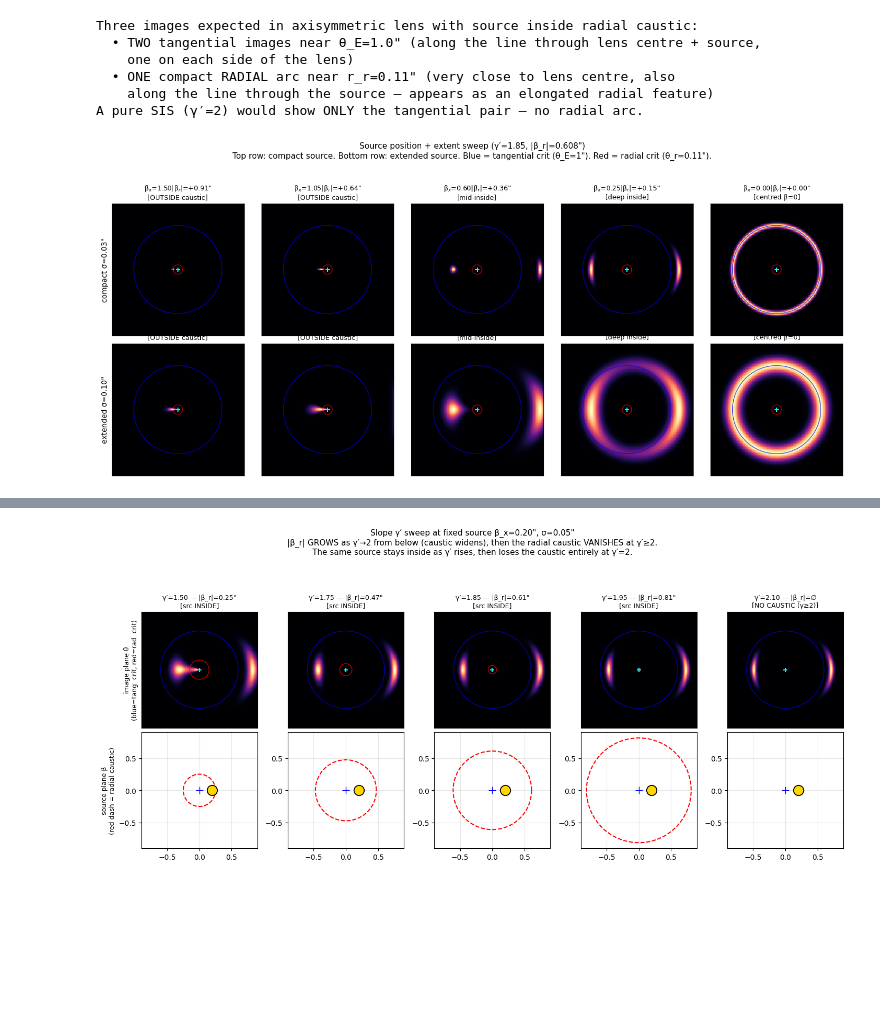
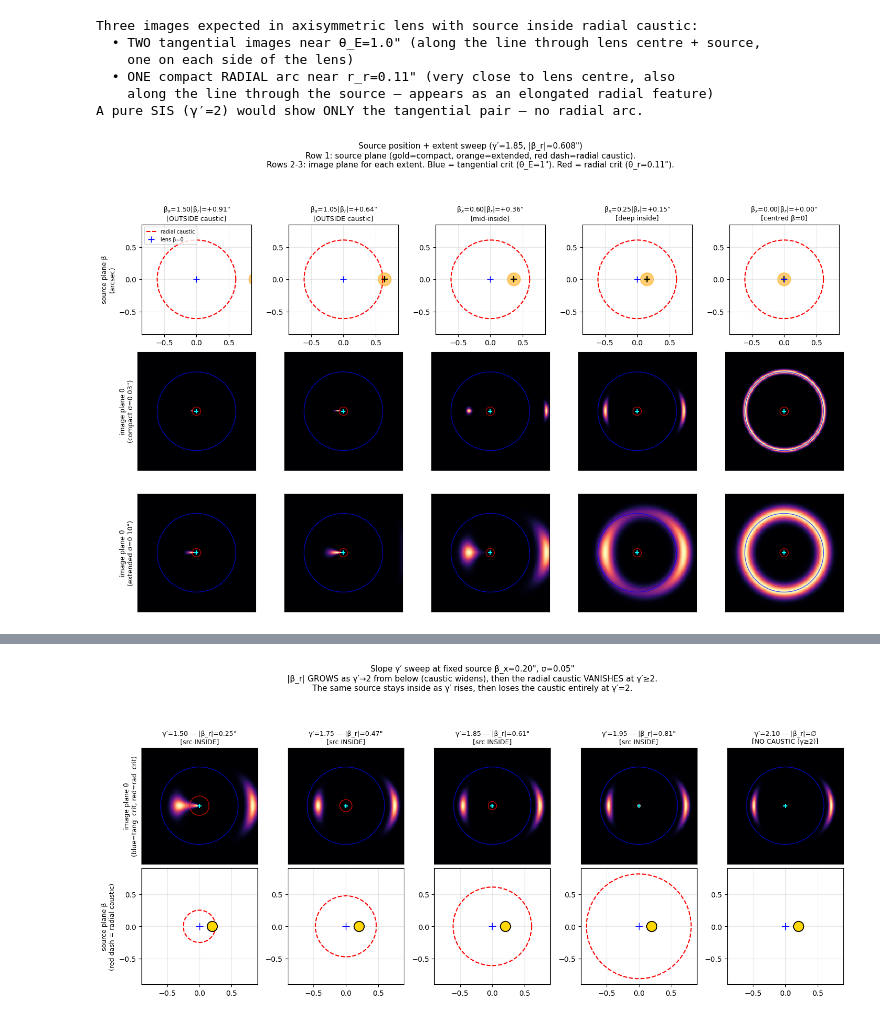
Before and after one commit to rodelcr/Learning_to_Autolens, a Jupyter notebook: Modules/15_Radial_Arcs_Caustic_Topology/15_radial_arcs.ipynb, the cells around one changed output, grey strips where cells are left out. Drawn from its saved outputs; the diff is of its cells as text; code cells hidden in the pictures; blank space fills up the shorter version.

```diff
--- a/Modules/15_Radial_Arcs_Caustic_Topology/15_radial_arcs.ipynb
+++ b/Modules/15_Radial_Arcs_Caustic_Topology/15_radial_arcs.ipynb
@@ -348,17 +348,53 @@ A pure SIS (γ′=2) would show ONLY the tangential pair — no radial arc.
 # Sweep A: vary source position AND source extent.
 # Fix γ′=1.85 (radial caustic |β_r| ≈ 0.61"). Two source extents: compact (0.03")
 # and extended (0.10"). Five source positions spanning the radial-caustic crossing.
+# Three rows: source plane (top) + image plane compact (middle) + image plane extended (bottom).
 
 GAMMA_SWEEP = 1.85
 _, r_r_sweep = find_critical_radii(theta_E=1.0, gamma=GAMMA_SWEEP)
 beta_r_sweep = abs(r_r_sweep - alpha_pl(r_r_sweep, 1.0, GAMMA_SWEEP))
 
-# Source positions as fractions of |β_r|: from 1.5× outside down to centred on lens.
 frac_positions = [1.5, 1.05, 0.60, 0.25, 0.0]
 source_extents = [(0.03, 'compact σ=0.03\"'), (0.10, 'extended σ=0.10\"')]
 
-fig, axes = plt.subplots(2, len(frac_positions), figsize=(2.9 * len(frac_positions), 6.6))
-for row, (sigma, label) in enumerate(source_extents):
+fig, axes = plt.subplots(3, len(frac_positions), figsize=(2.9 * len(frac_positions), 9.4),
+                          gridspec_kw={'height_ratios': [0.85, 1.0, 1.0]})
+
+# ---- Row 0: source plane (shows BOTH source extents nested + radial caustic) ----
+for col, frac in enumerate(frac_positions):
+    beta_x0 = frac * beta_r_sweep
+    ax = axes[0, col]
+    # Radial caustic
+    ax.plot(beta_r_sweep * np.cos(theta_circ), beta_r_sweep * np.sin(theta_circ),
+            'r--', lw=1.5, label='radial caustic' if col == 0 else None)
+    # Both source extents at the same centre (extended outer, compact inner)
+    for (sigma, _label), color in zip(source_extents, ['gold', 'orange']):
+        circ = plt.Circle((beta_x0, 0), sigma, ec=color, fc=color, alpha=0.55, lw=1.2)
+        ax.add_patch(circ)
+    # Source-position dot for clarity
+    ax.plot(beta_x0, 0, '+', color='black', markersize=8, mew=1.5)
+    ax.plot(0, 0, '+', color='blue', markersize=8, label='lens β=0' if col == 0 else None)
+    ax.set_xlim(-0.85, 0.85); ax.set_ylim(-0.85, 0.85)
+    ax.set_aspect('equal'); ax.grid(alpha=0.3)
+    ax.set_xticks([-0.5, 0, 0.5]); ax.set_yticks([-0.5, 0, 0.5])
+    if col == 0:
+        ax.set_ylabel('source plane β\n(arcsec)', fontsize=9)
+        ax.legend(fontsize=7, loc='upper left')
+    if frac > 1.0:
+        verbal = 'OUTSIDE caustic'
+    elif frac == 1.05:
+        verbal = 'just outside'
+    elif frac >= 0.5:
+        verbal = 'mid-inside'
+    elif frac > 0.0:
+        verbal = 'deep inside'
+    else:
+        verbal = 'centred β=0'
+    ax.set_title(f'β$_x$={frac:.2f}|β$_r$|={frac * beta_r_sweep:+.2f}\"\n[{verbal}]',
+                 fontsize=9)
+
+# ---- Rows 1 & 2: image plane for compact + extended source ----
+for row_idx, (sigma, label) in enumerate(source_extents):
     for col, frac in enumerate(frac_positions):
         beta_x0 = frac * beta_r_sweep
         edge, image, _ = simulate_radial_arc_image(
@@ -366,55 +402,48 @@ for row, (sigma, label) in enumerate(source_extents):
             beta_x0=beta_x0, beta_y0=0.0, source_sigma=sigma,
             fov=1.6, npix=220,
         )
-        ax = axes[row, col]
+        ax = axes[row_idx + 1, col]
         ax.imshow(image, extent=[edge.min(), edge.max(), edge.min(), edge.max()],
                   origin='lower', cmap='magma', interpolation='nearest')
         ax.plot(np.cos(theta_circ), np.sin(theta_circ), 'b-', lw=1.0, alpha=0.7)
         ax.plot(r_r_sweep * np.cos(theta_circ), r_r_sweep * np.sin(theta_circ),
                 'r-', lw=1.0, alpha=0.7)
         ax.plot(0, 0, '+', color='cyan', markersize=6, mew=1.5)
         ax.set_xlim(-1.5, 1.5); ax.set_ylim(-1.5, 1.5)
         ax.set_aspect('equal'); ax.set_xticks([]); ax.set_yticks([])
-        if frac > 1.0:
-            verbal = 'OUTSIDE caustic'
-        elif frac == 1.05:
-            verbal = 'just outside'
-        elif frac >= 0.5:
-            verbal = 'mid-inside'
-        elif frac > 0.0:
-            verbal = 'deep inside'
-        else:
-            verbal = 'centred β=0'
-        ax.set_title(f'β$_x$={frac:.2f}|β$_r$|={frac * beta_r_sweep:+.2f}\"\n[{verbal}]',
-                     fontsize=9)
         if col == 0:
-            ax.set_ylabel(label, fontsize=10)
+            ax.set_ylabel(f'image plane θ\n({label})', fontsize=9)
 
 fig.suptitle(f'Source position + extent sweep (γ′={GAMMA_SWEEP}, |β_r|={beta_r_sweep:.3f}\")\n'
-             f'Top row: compact source. Bottom row: extended source. '
-             f'Blue = tangential crit (θ_E=1\"). Red = radial crit (θ_r={r_r_sweep:.2f}\").',
+             f'Row 1: source plane (gold=compact, orange=extended, red dash=radial caustic).\n'
+             f'Rows 2-3: image plane for each extent. Blue = tangential crit (θ_E=1\"). Red = radial crit (θ_r={r_r_sweep:.2f}\").',
              fontsize=11)
-plt.tight_layout(rect=[0, 0, 1, 0.93]); plt.show()
+plt.tight_layout(rect=[0, 0, 1, 0.94]); plt.show()
 
 print('Observations across columns (source moving INSIDE the radial caustic):')
 print(f'  • β=1.50|β_r| (outside): TWO tangential images at ±θ_E. No radial arc.')
 print(f'    The source has not crossed the radial caustic.')
 print(f'  • β=1.05|β_r| (just outside): tangential pair still — radial arc forming')
 print(f'    as the source approaches the caustic, but no extra images yet.')
 print(f'  • β=0.60|β_r| (mid-inside): three images visible — tangential pair PLUS')
 print(f'    a compact RADIAL arc near the lens centre at r≈r_r.')
 print(f'  • β=0.25|β_r| (deep inside): radial arc is now elongated and brighter;')
 print(f'    its position shifts toward the lens centre as the source moves on-axis.')
 print(f'  • β=0 (centred): perfect EINSTEIN RING at θ_E + central image at lens')
 print(f'    centre (axisymmetric configuration; rare on real sky).')
 print()
 print('Compact vs extended source rows:')
-print('  • Compact: arcs are needle-thin; precisely localised images.')
-print('  • Extended: arcs blend into wider patches; the radial arc becomes a')
-print('    stretched plateau rather than a pinpoint. Real radial-arc detections')
-print('    REQUIRE source half-light ≳ 1 PSF (~0.05\" HST F814W).')
+print('  • Compact (σ=0.03\", row 2): arcs are needle-thin; precisely localised images.')
+print('  • Extended (σ=0.10\", row 3): arcs blend into wider patches; the radial arc')
+print('    becomes a stretched plateau rather than a pinpoint. Real radial-arc')
+print('    detections REQUIRE source half-light ≳ 1 PSF (~0.05\" HST F814W).')
+print()
+print('Source plane (row 1): note how the EXTENDED source (orange) starts to')
+print('straddle the caustic even at β=1.05|β_r| where its compact counterpart')
+print('(gold) is still entirely outside — extended sources can create partial')
+print('radial arcs from JUST their inside-the-caustic portion.')
 # %% [output]
-[figure, old version]
+[figure, new version]
 Observations across columns (source moving INSIDE the radial caustic):
   • β=1.50|β_r| (outside): TWO tangential images at ±θ_E. No radial arc.
     The source has not crossed the radial caustic.
```
Also changed, not shown: parts of 1 cell of this notebook.
